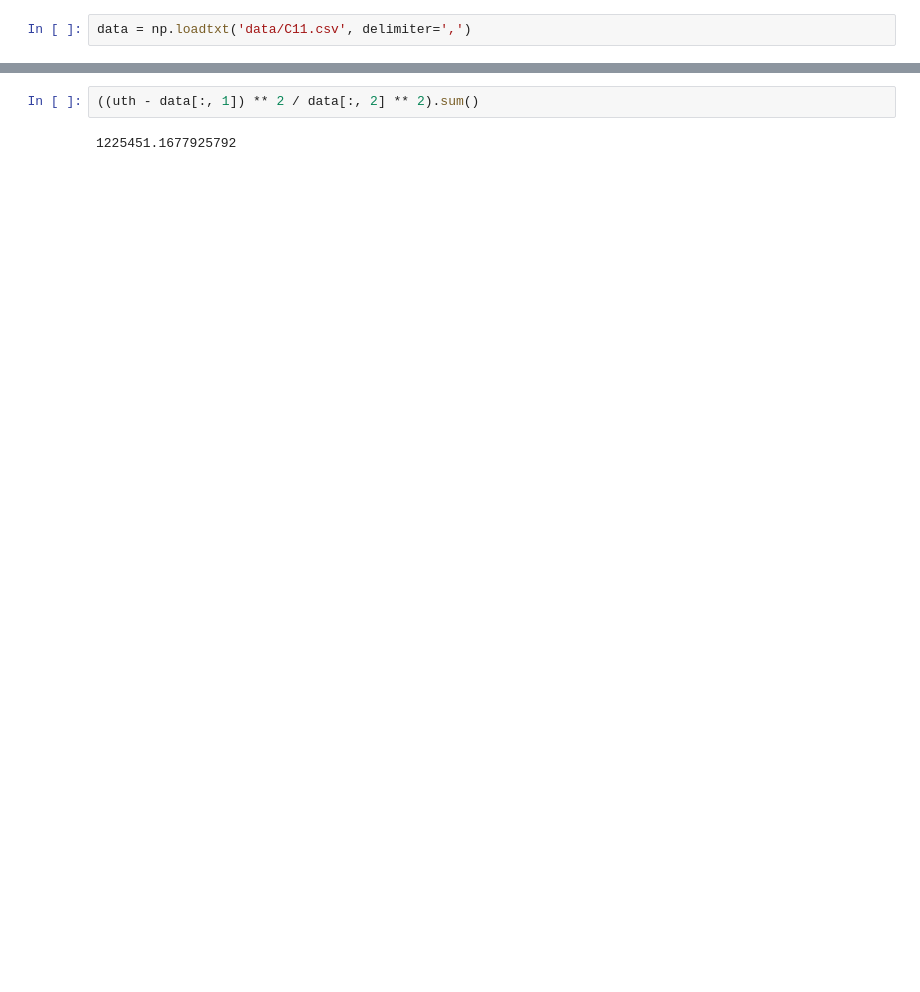
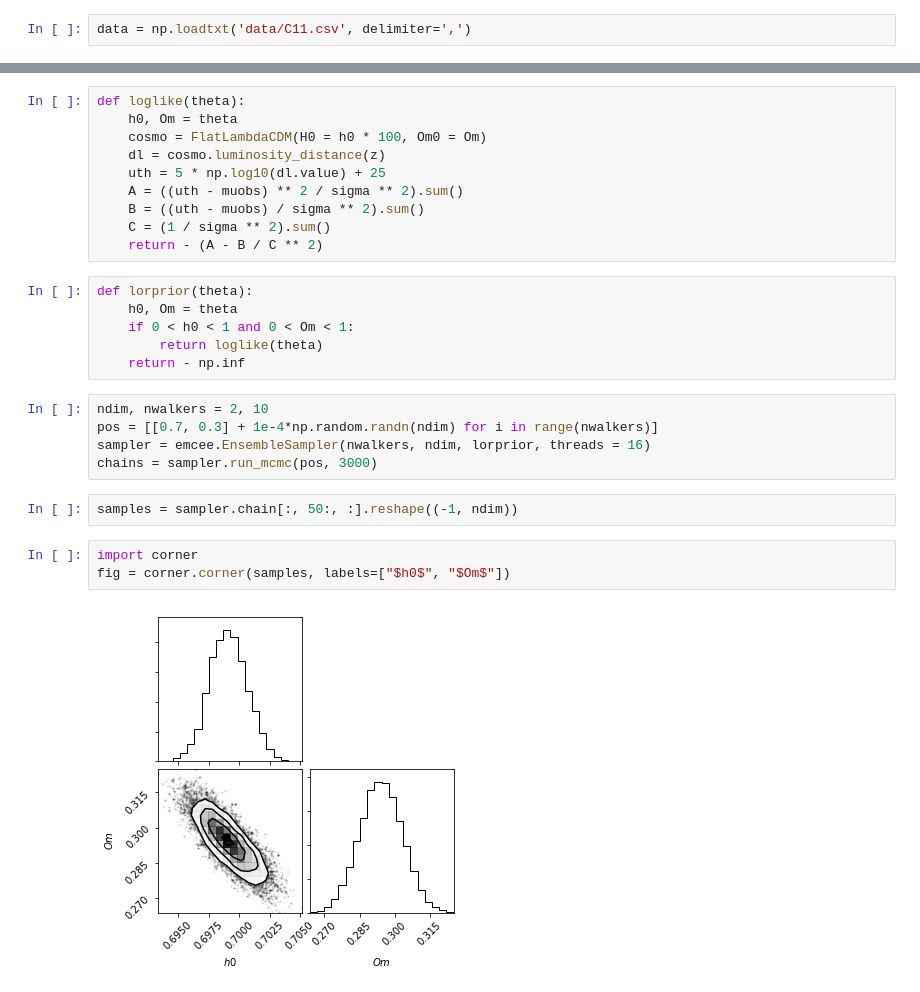
Before and after one commit to xlucn/GA-cosmology, a Jupyter notebook: MCMC.ipynb, the cells around one changed output, grey strips where cells are left out. Drawn from its saved outputs; the diff is of its cells as text; blank space fills up the shorter version.

Commit message:
add results to gitignore and modify MCMC

```diff
--- a/MCMC.ipynb
+++ b/MCMC.ipynb
@@ -76,4 +12,28 @@ array([39.90526544, 39.83797203, 41.09699266, ..., 42.64895831,
-# %%
-((uth - data[:, 1]) ** 2 / data[:, 2] ** 2).sum()
-# %% [output]
-1225451.1677925792
+# %%
+def loglike(theta):
+    h0, Om = theta
+    cosmo = FlatLambdaCDM(H0 = h0 * 100, Om0 = Om)
+    dl = cosmo.luminosity_distance(z)
+    uth = 5 * np.log10(dl.value) + 25
+    A = ((uth - muobs) ** 2 / sigma ** 2).sum()
+    B = ((uth - muobs) / sigma ** 2).sum()
+    C = (1 / sigma ** 2).sum()
+    return - (A - B / C ** 2)
+# %%
+def lorprior(theta):
+    h0, Om = theta
+    if 0 < h0 < 1 and 0 < Om < 1:
+        return loglike(theta)
+    return - np.inf
+# %%
+ndim, nwalkers = 2, 10
+pos = [[0.7, 0.3] + 1e-4*np.random.randn(ndim) for i in range(nwalkers)]
+sampler = emcee.EnsembleSampler(nwalkers, ndim, lorprior, threads = 16)
+chains = sampler.run_mcmc(pos, 3000)
+# %%
+samples = sampler.chain[:, 50:, :].reshape((-1, ndim))
+# %%
+import corner
+fig = corner.corner(samples, labels=["$h0$", "$Om$"])
+# %% [output]
+[figure, added]
```
Also changed, not shown: parts of 22 cells of this notebook, 1 other file.
